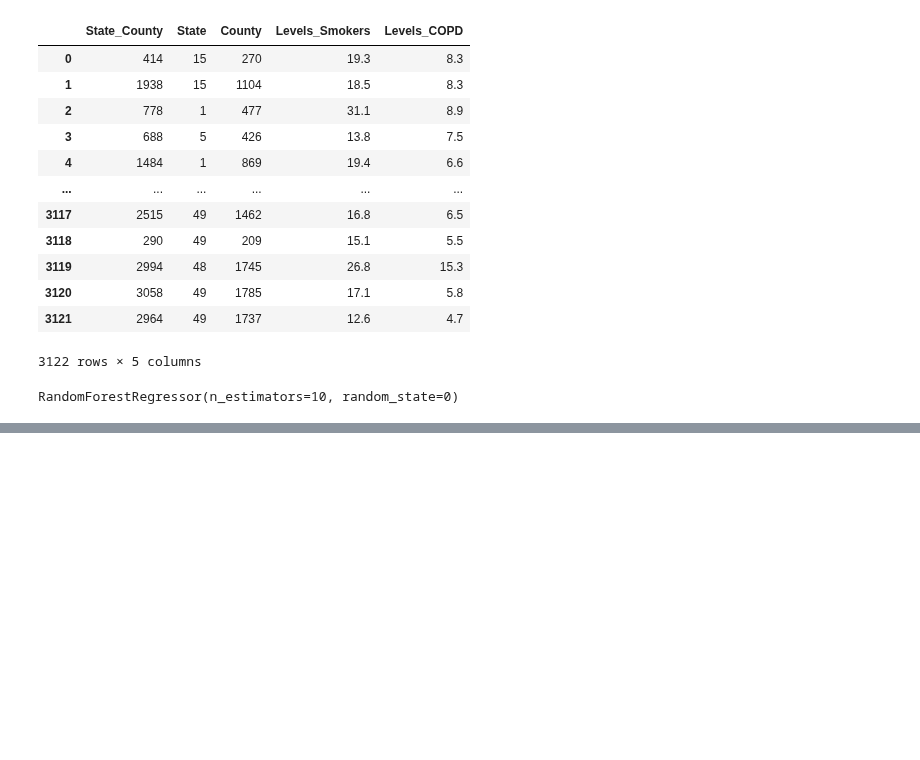
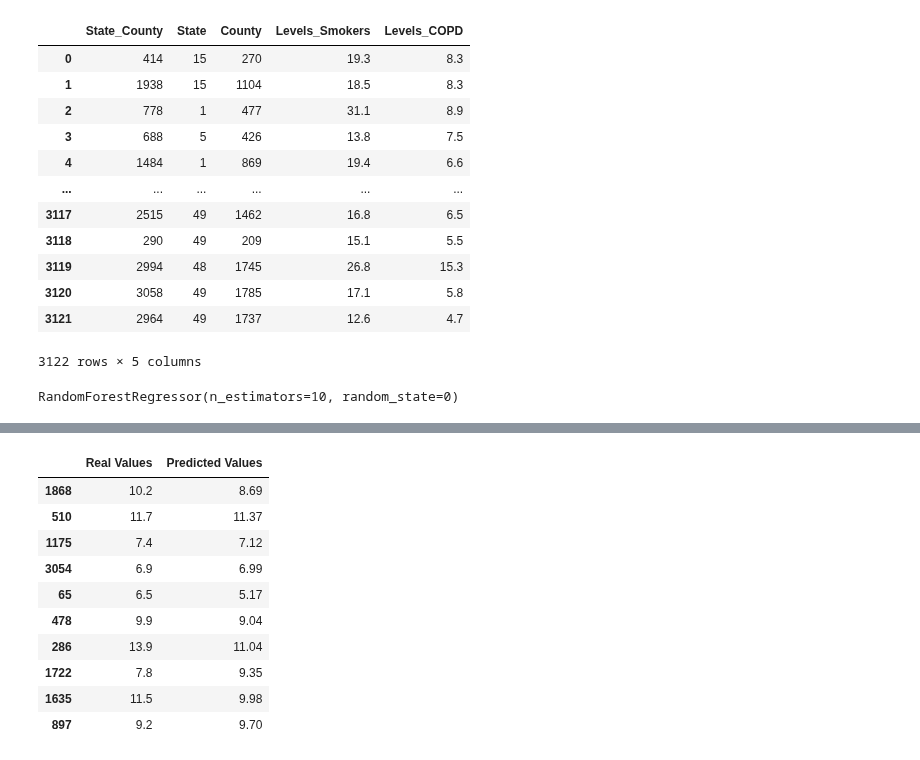
Before and after one commit to AvatarJoshi/copd_project, a Jupyter notebook: Machine_Learning/Random_Forest_Regression.ipynb, the cells around one changed output, grey strips where cells are left out. Drawn from its saved outputs; the diff is of its cells as text; code cells hidden in the pictures; blank space fills up the shorter version.

```diff
--- a/Machine_Learning/Random_Forest_Regression.ipynb
+++ b/Machine_Learning/Random_Forest_Regression.ipynb
@@ -139,7 +145,19 @@ y_pred = regressor.predict(X_test)
 # %%
 # Step 6: Comparing the Real Values with Predicted Values
 df = pd.DataFrame({'Real Values':y_test, 'Predicted Values':y_pred})
-df
+df.head(10)
+# %% [output]
+|  | Real Values | Predicted Values |
+| 1868 | 10.2 | 8.69 |
+| 510 | 11.7 | 11.37 |
+| 1175 | 7.4 | 7.12 |
+| 3054 | 6.9 | 6.99 |
+| 65 | 6.5 | 5.17 |
+| 478 | 9.9 | 9.04 |
+| 286 | 13.9 | 11.04 |
+| 1722 | 7.8 | 9.35 |
+| 1635 | 11.5 | 9.98 |
+| 897 | 9.2 | 9.70 |
 # %%
 plt.title('Scatter Plots')
 plt.xlabel('Levels_Smokers')
```
Also changed, not shown: parts of 6 cells of this notebook, 22 other files.
